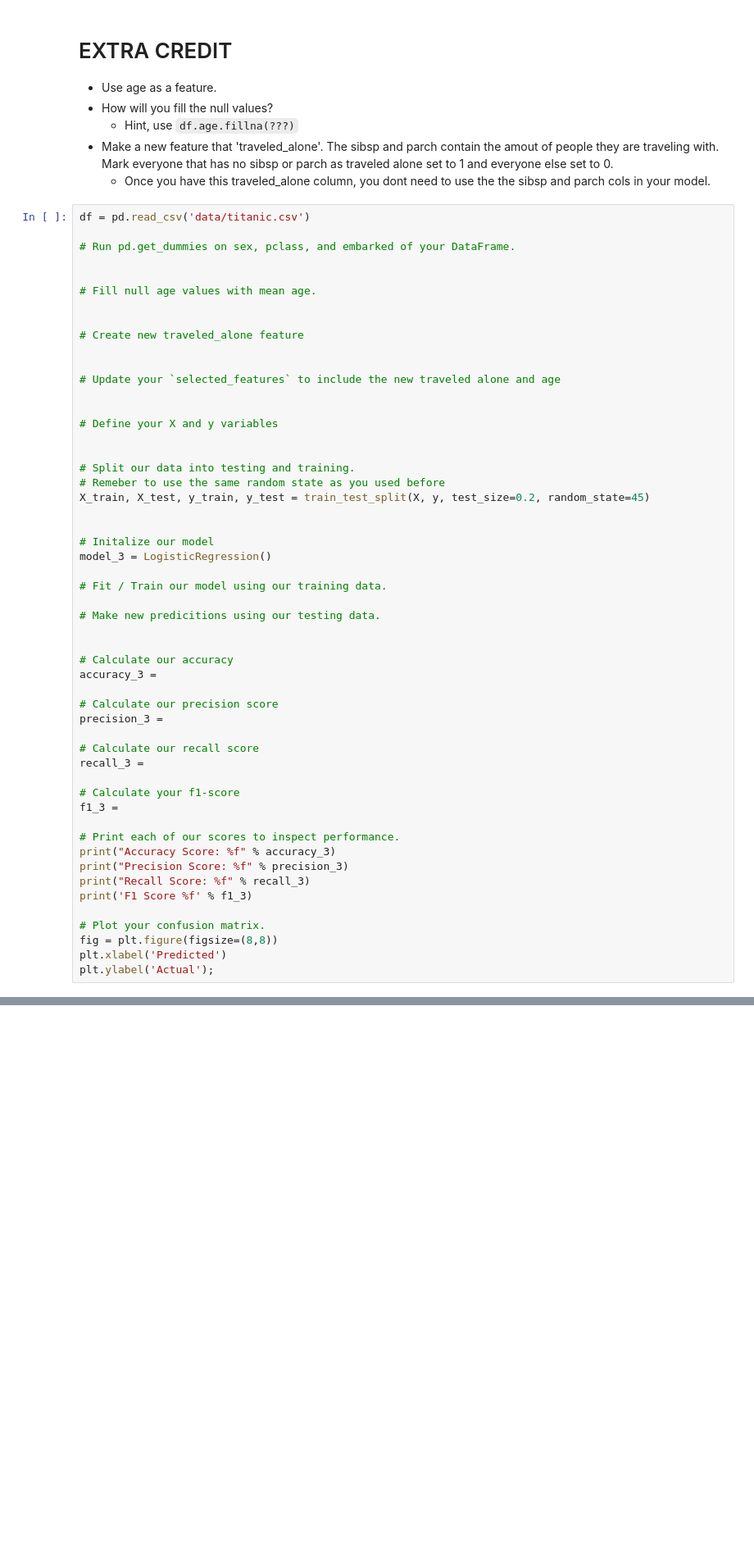
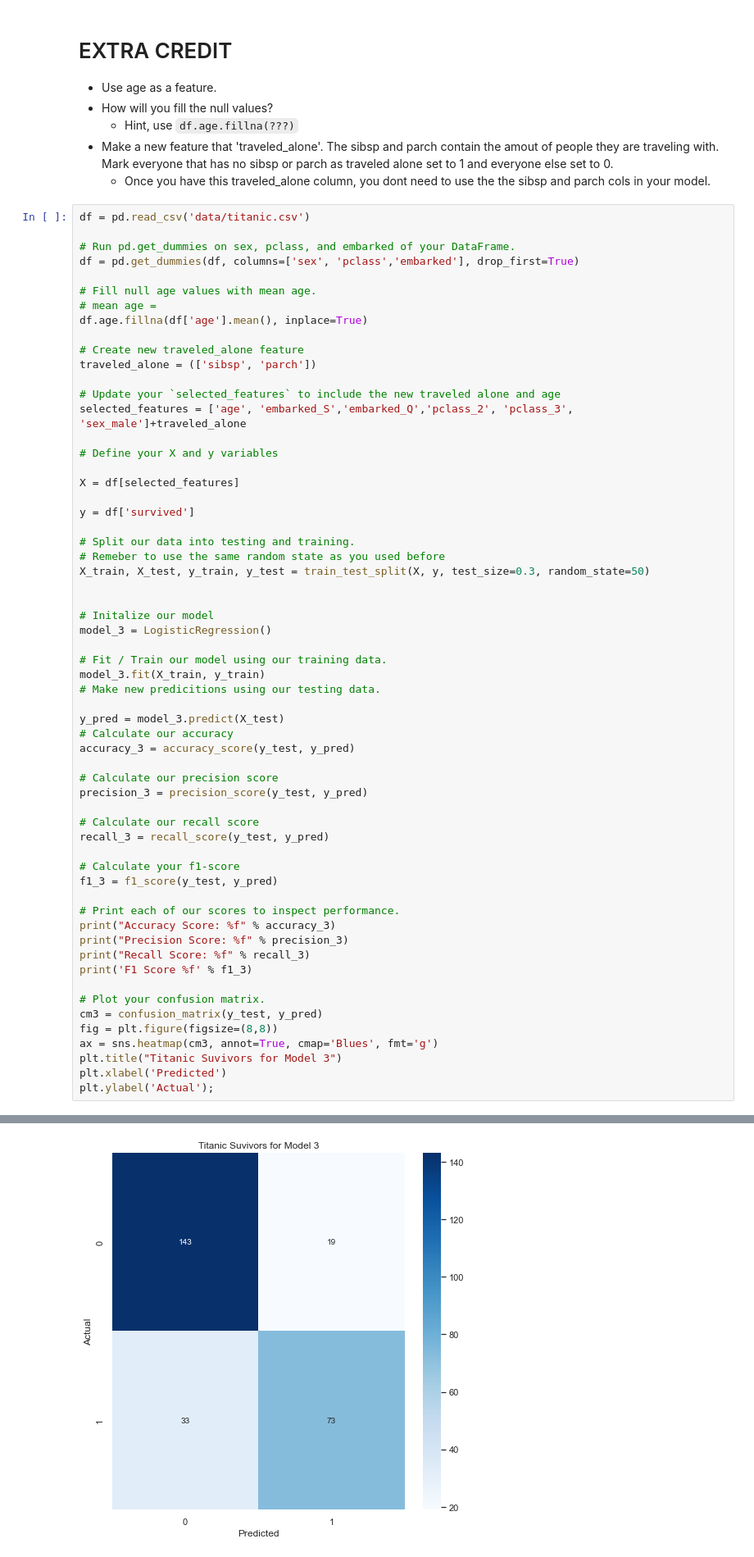
Before and after one commit to shariahoque01/2022-fall-data-science, a Jupyter notebook: Week-03-Intro-To-ML/Exercise-Logistic-Regression.ipynb, the cells around one changed output, grey strips where cells are left out. Shown at 82% size. Drawn from its saved outputs; the diff is of its cells as text; blank space fills up the shorter version.

```diff
--- a/Week-03-Intro-To-ML/Exercise-Logistic-Regression.ipynb
+++ b/Week-03-Intro-To-ML/Exercise-Logistic-Regression.ipynb
@@ -177,44 +314,48 @@ plt.ylabel('Actual');
 df = pd.read_csv('data/titanic.csv')
 
 # Run pd.get_dummies on sex, pclass, and embarked of your DataFrame.
-
+df = pd.get_dummies(df, columns=['sex', 'pclass','embarked'], drop_first=True)
 
 # Fill null age values with mean age.
-
+# mean age =
+df.age.fillna(df['age'].mean(), inplace=True)
 
 # Create new traveled_alone feature
-
+traveled_alone = (['sibsp', 'parch'])
 
 # Update your `selected_features` to include the new traveled alone and age
-
+selected_features = ['age', 'embarked_S','embarked_Q','pclass_2', 'pclass_3', 'sex_male']+traveled_alone
 
 # Define your X and y variables
 
+X = df[selected_features]
+
+y = df['survived']
 
 # Split our data into testing and training.
 # Remeber to use the same random state as you used before
-X_train, X_test, y_train, y_test = train_test_split(X, y, test_size=0.2, random_state=45)
+X_train, X_test, y_train, y_test = train_test_split(X, y, test_size=0.3, random_state=50)
 
 
 # Initalize our model
 model_3 = LogisticRegression()
 
 # Fit / Train our model using our training data.
-
+model_3.fit(X_train, y_train)
 # Make new predicitions using our testing data.
 
-
+y_pred = model_3.predict(X_test)
 # Calculate our accuracy
-accuracy_3 =
+accuracy_3 = accuracy_score(y_test, y_pred)
 
 # Calculate our precision score
-precision_3 =
+precision_3 = precision_score(y_test, y_pred)
 
 # Calculate our recall score
-recall_3 =
+recall_3 = recall_score(y_test, y_pred)
 
 # Calculate your f1-score
-f1_3 =
+f1_3 = f1_score(y_test, y_pred)
 
 # Print each of our scores to inspect performance.
 print("Accuracy Score: %f" % accuracy_3)
@@ -223,6 +364,10 @@ print("Recall Score: %f" % recall_3)
 print('F1 Score %f' % f1_3)
 
 # Plot your confusion matrix.
+cm3 = confusion_matrix(y_test, y_pred)
 fig = plt.figure(figsize=(8,8))
+ax = sns.heatmap(cm3, annot=True, cmap='Blues', fmt='g')
+plt.title("Titanic Suvivors for Model 3")
 plt.xlabel('Predicted')
 plt.ylabel('Actual');
+# %% [output]
@@ -228,0 +385 @@ plt.ylabel('Actual');
+[figure, added]
```
Also changed, not shown: parts of 19 cells of this notebook, 1 other file.
